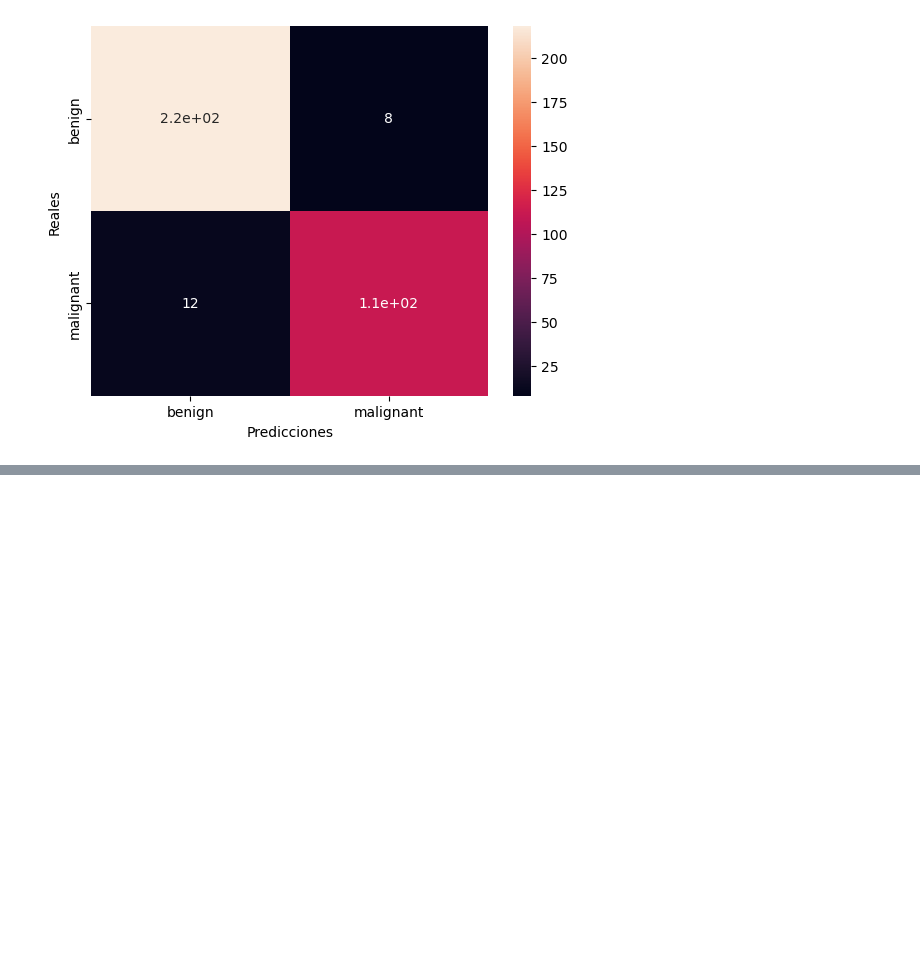
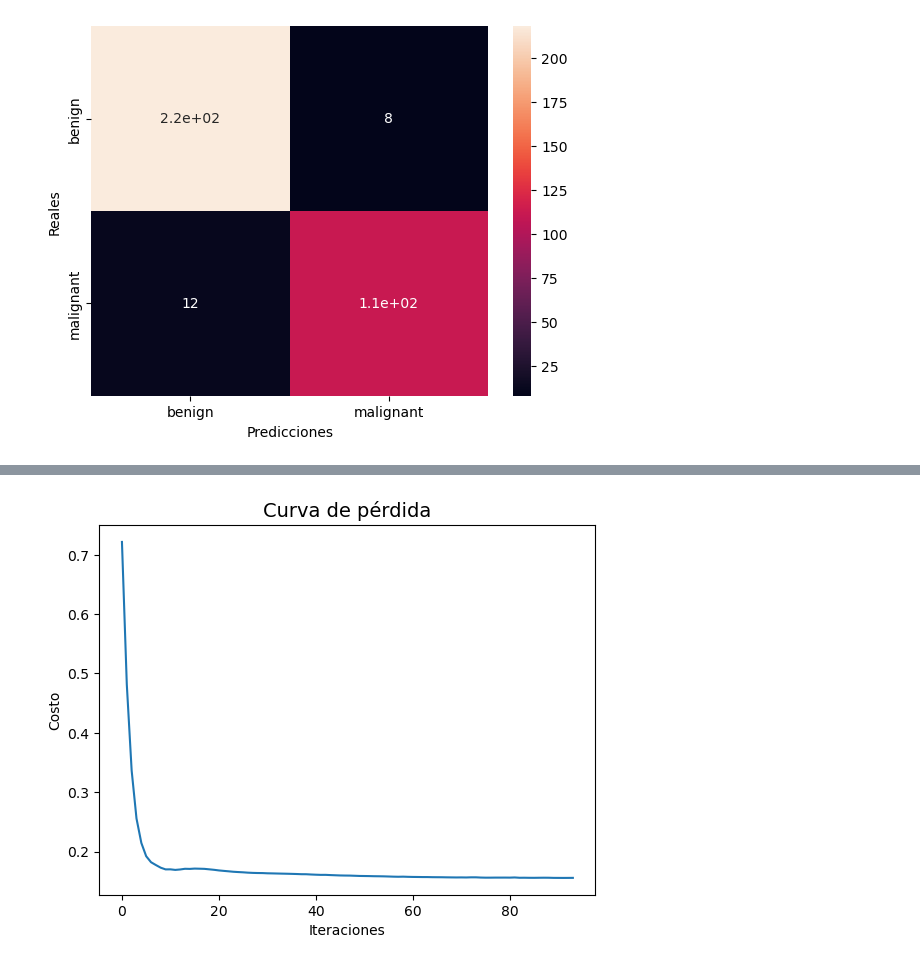
Before and after one commit to saramirandaa/RedesNeuronales, a Jupyter notebook: Entregables/neuralnetwork.ipynb, the cells around one changed output, grey strips where cells are left out. Cells and saved outputs as stored; diff of their text form; code cells hidden in the pictures; blank space fills up the shorter version.

```diff
--- a/Entregables/neuralnetwork.ipynb
+++ b/Entregables/neuralnetwork.ipynb
@@ -402,0 +458,14 @@ Series([], dtype: int64)
+# %%
+# Definición de un clasificador de perceptrones múltiples.
+# Se usan los mejores valores de hiperparámetros encontrados en la sintonización de hiperparámetros.
+mlp_clf_opt = MLPClassifier(
+    activation = 'tanh',
+    alpha = 0.0001,
+    hidden_layer_sizes = (150, 100, 50),
+    learning_rate = 'adaptive',
+    max_iter = 1200,
+    solver = 'adam'
+    )
+
+# Entrene el modelo con los datos de entrenamiento.
+mlp_clf_opt.fit(X_train_scaled, y_train)
@@ -408,0 +516,9 @@ Series([], dtype: int64)
+# %%
+# Vea qué tan bien fue el entrenamiento del modelo
+plt.plot(mlp_clf_opt.loss_curve_)
+plt.title("Curva de pérdida", fontsize=14)
+plt.xlabel('Iteraciones')
+plt.ylabel('Costo')
+plt.show()
+# %% [output]
+[figure, added]
```
Also changed, not shown: parts of 75 cells of this notebook.
